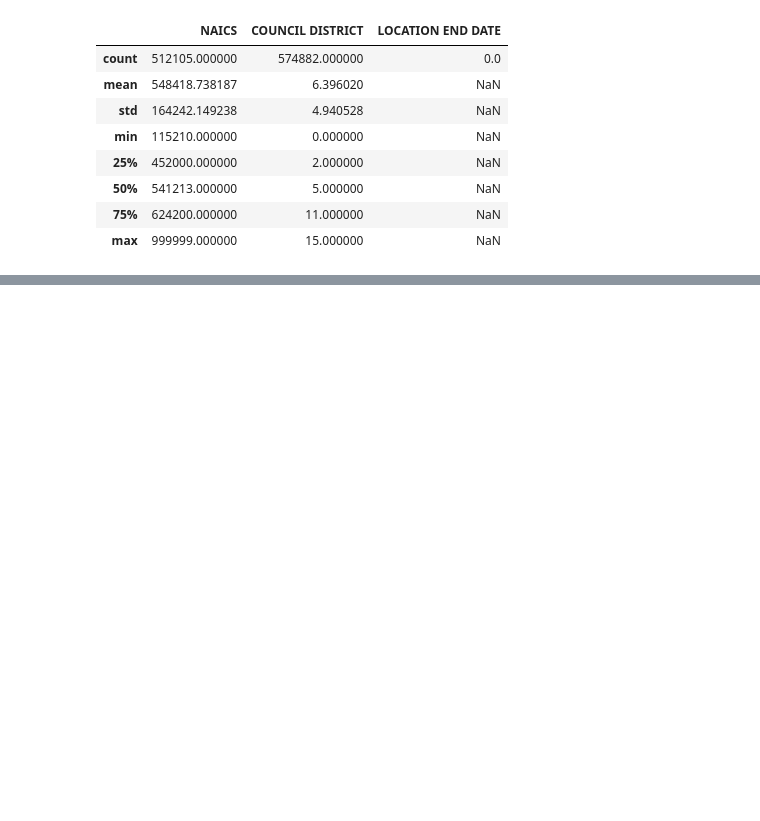
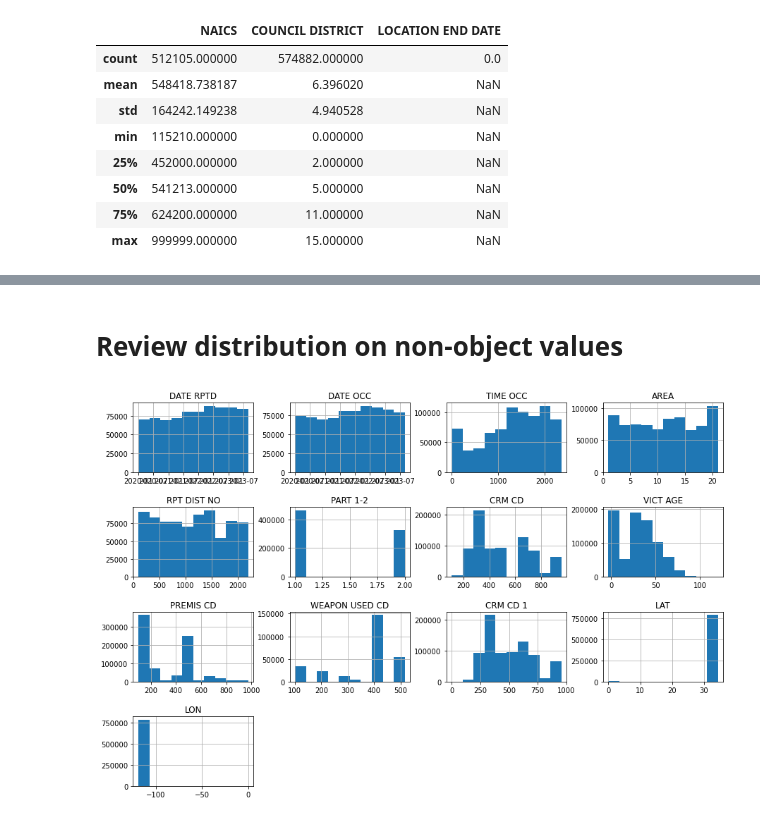
Before and after one commit to thikyi/DataScienceCapstone2, a Jupyter notebook: notebooks/01_Data_Wrangling.ipynb, the cells around one changed output, grey strips where cells are left out. Drawn from its saved outputs; the diff is of its cells as text; code cells hidden in the pictures; blank space fills up the shorter version.

Commit message:
add data wraggaling v0.1

```diff
--- a/notebooks/01_Data_Wrangling.ipynb
+++ b/notebooks/01_Data_Wrangling.ipynb
@@ -124,0 +175,4 @@ biz_data.head()
+# %%
+# Update values to be upper case and remove leading/trailing spaces
+biz_data['CITY'] = biz_data['CITY'].str.upper().str.strip()
+crime_data['AREA NAME'] = crime_data['AREA NAME'].str.upper().str.strip()
@@ -124,0 +314,3 @@ biz_data.head()
+# %%
+columns_to_drop_crime= ['DR_NO', 'CROSS STREET','CRM CD 2', 'CRM CD 3', 'CRM CD 4']
+crime_data.drop(columns=columns_to_drop_crime, inplace=True)
@@ -124,0 +340,14 @@ biz_data.head()
+# %%
+# Fill missing values
+crime_data['MOCODES'].fillna('', inplace=True)
+crime_data['VICT SEX'].fillna('Unknown', inplace=True)
+crime_data['VICT DESCENT'].fillna('Unknown', inplace=True)
+crime_data['PREMIS DESC'].fillna('Unknown', inplace=True)
+crime_data['WEAPON DESC'].fillna('None', inplace=True)
+crime_data['CRM CD 1'].fillna(-1, inplace=True)
+
+biz_data['STREET ADDRESS'].fillna('', inplace=True)
+biz_data['CITY'].fillna('', inplace=True)
+biz_data['LOCATION DESCRIPTION'].fillna('', inplace=True)
+biz_data['NAICS'].fillna(-1, inplace=True)
+biz_data['PRIMARY NAICS DESCRIPTION'].fillna('Unknown', inplace=True)
@@ -124,0 +390,5 @@ biz_data.head()
+# %%
+#Remove dupliate and keep as new cleaned dataframes
+
+biz_data_cleaned = biz_data.drop_duplicates(keep='last')
+crime_data_cleaned = crime_data.drop_duplicates(keep='last')
@@ -124,0 +486,7 @@ biz_data.head()
+# %% [markdown]
+# Review distribution on non-object values
+# %%
+crime_data_cleaned.hist(figsize=(15, 10))
+plt.subplots_adjust(hspace=0.5);
+# %% [output]
+[figure, added]
```
Also changed, not shown: parts of 50 cells of this notebook.
